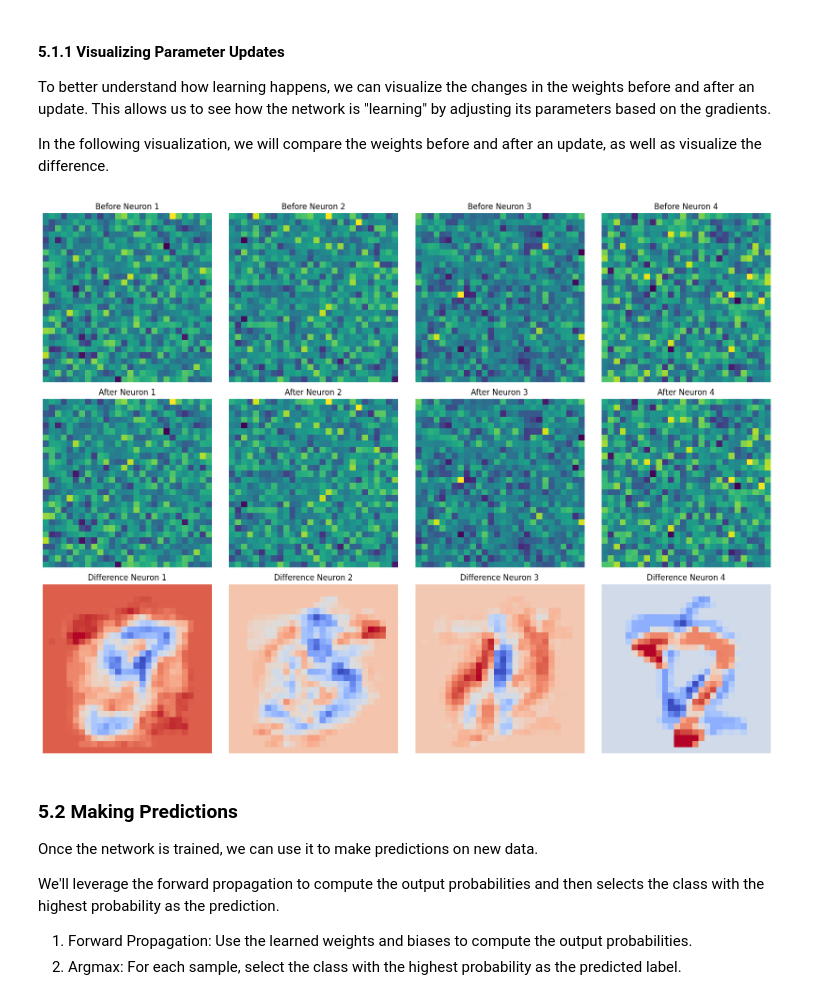
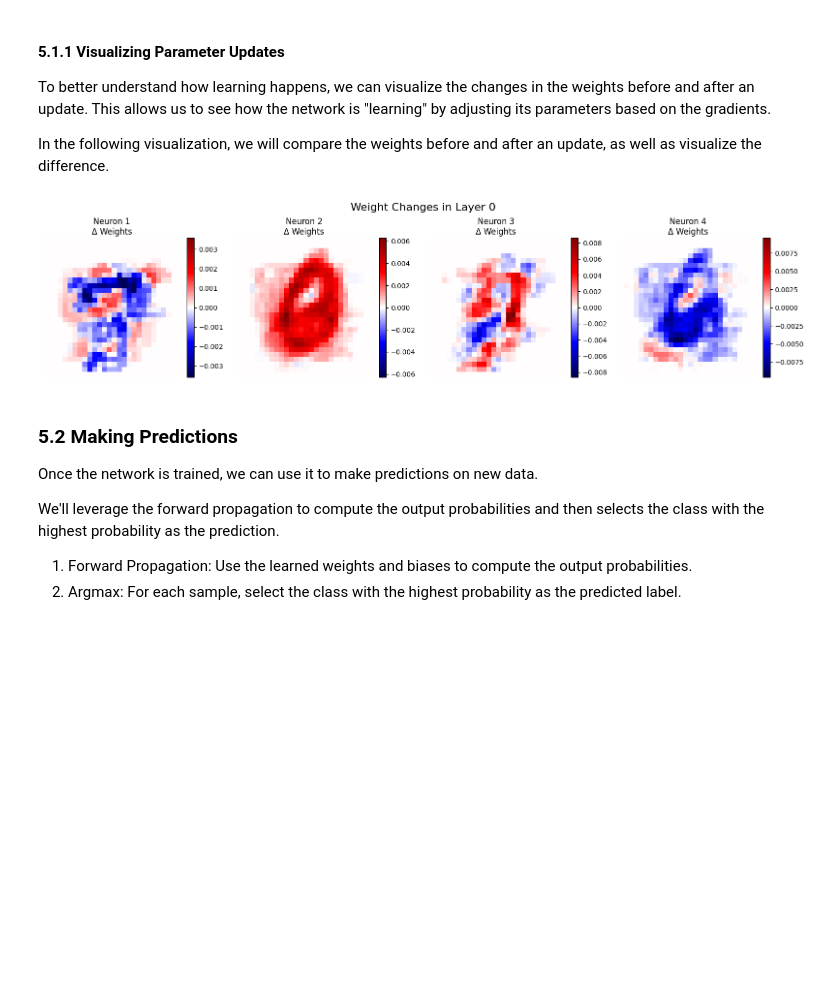
Before and after one commit to dinosaur-oatmeal/MNIST-Walkthrough, a Jupyter notebook: MNIST-Walkthrough.ipynb, the cells around one changed output. Drawn from its saved outputs; the diff is of its cells as text; code cells hidden in the pictures; blank space fills up the shorter version.

Commit message:
updated visualizations to be clearer

```diff
--- a/MNIST-Walkthrough.ipynb
+++ b/MNIST-Walkthrough.ipynb
@@ -34,7 +34,7 @@ mnist = openml.datasets.get_dataset(554)    # ID for MNIST
 
 # Define network architecture
 input_size = 28 * 28         # 784 input neurons
-hidden_sizes = [32, 16]      # Two hidden layers with 32 and 16 neurons
+hidden_sizes = [16, 12]      # Two hidden layers with 32 and 16 neurons
 output_size = 10             # 10 output neurons for digits 0-9
 layer_dims = [input_size] + hidden_sizes + [output_size]    # Total network dimensions
 # %% [markdown]
@@ -900,65 +964,56 @@ import matplotlib.pyplot as plt
 
 def visualize_parameter_updates(weights_before, weights_after, layer=0, num_weights=4):
     """
+    Visualizes only the difference in weights for selected neurons in a layer.
+
     Arguments:
-    weights_before -- list of numpy arrays, weights before the update
-    weights_after -- list of numpy arrays, weights after the update
-    layer -- integer, the layer for which we want to visualize the weight changes
-    num_weights -- integer, the number of neurons' weights to visualize
+    weights_before -- list of weight matrices before update
+    weights_after -- list of weight matrices after update
+    layer -- int, which layer to visualize
+    num_weights -- int, how many neurons' weights to visualize
     """
-
-    # Limit the number of neurons to visualize
     num_weights = min(num_weights, weights_before[layer].shape[0])
 
-    # Set up the figure for displaying subplots
-    cols = 4  # Number of columns
-    rows = 3  # 1 row for 'Before', 1 for 'After', 1 for 'Difference'
-    plt.figure(figsize=(16, 12))
+    fig, axes = plt.subplots(1, num_weights, figsize=(4 * num_weights, 4))
+
+    if num_weights == 1:
+        axes = [axes]  # Ensure iterable for one neuron
 
     for i in range(num_weights):
+        w_before = weights_before[layer][i]
+        w_after = weights_after[layer][i]
+        delta = w_after - w_before
 
-        # Plot "Before" update
-        plt.subplot(rows, cols, i + 1)
-        plt.imshow(weights_before[layer][i].reshape(28, 28), cmap='viridis')
-        plt.title(f'Before Neuron {i + 1}')
-        plt.axis('off')
+        vmax = np.max(np.abs(delta))
+        im = axes[i].imshow(delta.reshape(28, 28), cmap='seismic', vmin=-vmax, vmax=vmax)
+        axes[i].set_title(f'Neuron {i + 1}\nΔ Weights')
+        axes[i].axis('off')
+        plt.colorbar(im, ax=axes[i], fraction=0.046, pad=0.04)
 
-        # Plot "After" update
-        plt.subplot(rows, cols, i + 1 + cols)
-        plt.imshow(weights_after[layer][i].reshape(28, 28), cmap='viridis')
-        plt.title(f'After Neuron {i + 1}')
-        plt.axis('off')
-
-        # Plot difference (After - Before)
-        plt.subplot(rows, cols, i + 1 + 2 * cols)
-        difference = weights_after[layer][i] - weights_before[layer][i]
-        plt.imshow(difference.reshape(28, 28), cmap='coolwarm')
-        plt.title(f'Difference Neuron {i + 1}')
-        plt.axis('off')
-
+    plt.suptitle(f'Weight Changes in Layer {layer}', fontsize=16)
     plt.tight_layout()
     plt.show()
 
 # Hyperparameters for training
 learning_rate = 0.1
 batch_size = 64
 
 # Clone weights before update
 weights_before_update = copy.deepcopy(weights)
 
 # Perform forward pass
 aL, cache = forward_propagation(x_train[:, :batch_size], weights, biases)
 
 # Perform backpropagation
 gradients = back_propagation(y_train[:batch_size], cache, weights)
 
 # Update parameters
 weights, biases = update_parameters(weights, biases, gradients, learning_rate)
 
 # Visualize updates for the first hidden layer
 visualize_parameter_updates(weights_before_update, weights, layer=0, num_weights=4)
 # %% [output]
-[figure, old version]
+[figure, new version]
 # %% [markdown]
 ### 5.2 Making Predictions
 
```
Also changed, not shown: parts of 11 cells of this notebook.
